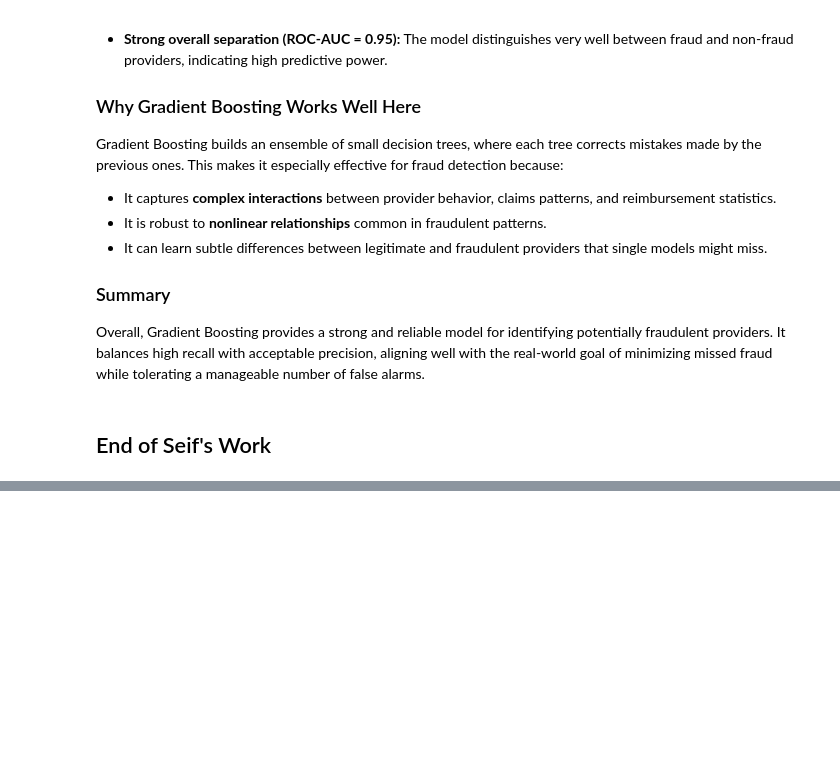
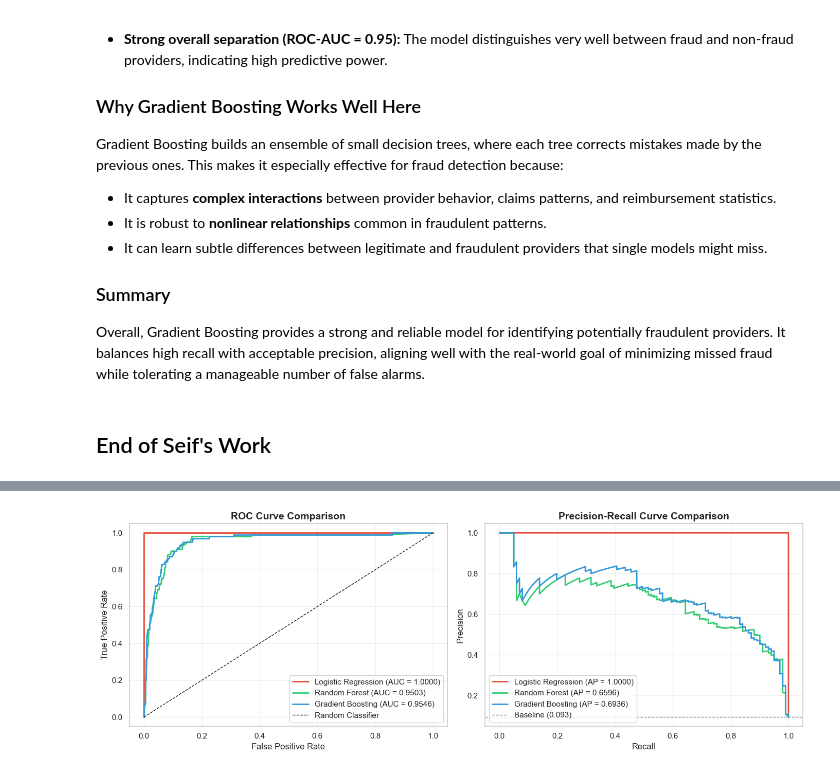
Before and after one commit to omarAhmed-11/fraud_detection_project, a Jupyter notebook: 02_modeling.ipynb, the cells around one changed output, grey strips where cells are left out. Cells and saved outputs as stored; diff of their text form; code cells hidden in the pictures; blank space fills up the shorter version.

Commit message:
implemnted comparison in notebook 2

```diff
--- a/02_modeling.ipynb
+++ b/02_modeling.ipynb
@@ -604,0 +702,20 @@ It balances high recall with acceptable precision, aligning well with the real-w
+# %%
+#logistic regression training (60%)
+#built in logistic regression
+log_reg = LogisticRegression(
+    #the dataset is imbalanced fraud are much fewer than non fraud
+    #the model always predicts the majority class
+    #balanced class weight -> nsamples/nclassesxnsamples(i):minority gets higher and majority gets lower
+    class_weight='balanced',
+    max_iter=2000, #good for optimization(finish the training without warnings)
+    #the algorithm used to find the model coeffecients
+    solver='liblinear', #stable , works well with class weights
+    penalty='l2',   # L2 regularization (default)
+    C=0.01,          # strength of  regularization
+    random_state=42 #ensure randomness is the same every time you run the code
+)
+#uses the scaled x train as its sensitive so it needs data of the same scale not to mislead the model
+log_reg.fit(X_train_scaled, y_train)#the algorithm looks the scaled x train and the y train and adjusts t
+#the beta coeffecients untill the model best fits
+#Loss=−∑(ylog(p)+(1−y)log(1−p))+regularization -> equation we are trying to minimize
+#p -> probability that provider is a fraud
@@ -604,0 +940,53 @@ It balances high recall with acceptable precision, aligning well with the real-w
+# %%
+# ==============================================================================
+# VISUAL COMPARISON: ROC CURVES
+# ==============================================================================
+
+from sklearn.metrics import roc_curve, precision_recall_curve
+
+fig, axes = plt.subplots(1, 2, figsize=(14, 5))
+
+# Colors for each model
+colors = {'Logistic Regression': '#e74c3c',
+          'Random Forest': '#2ecc71',
+          'Gradient Boosting': '#3498db'}
+
+# --- ROC Curve ---
+ax1 = axes[0]
+for model_name, data in model_results.items():
+    y_proba = data['model'].predict_proba(data['X_test'])[:, 1]
+    fpr, tpr, _ = roc_curve(data['y_test'], y_proba)
+    auc_score = roc_auc_score(data['y_test'], y_proba)
+    ax1.plot(fpr, tpr, color=colors[model_name], lw=2,
+             label=f'{model_name} (AUC = {auc_score:.4f})')
+
+ax1.plot([0, 1], [0, 1], 'k--', lw=1, label='Random Classifier')
+ax1.set_xlabel('False Positive Rate', fontsize=12)
+ax1.set_ylabel('True Positive Rate', fontsize=12)
+ax1.set_title('ROC Curve Comparison', fontsize=14, fontweight='bold')
+ax1.legend(loc='lower right')
+ax1.grid(True, alpha=0.3)
+
+# --- Precision-Recall Curve ---
+ax2 = axes[1]
+for model_name, data in model_results.items():
+    y_proba = data['model'].predict_proba(data['X_test'])[:, 1]
+    precision, recall, _ = precision_recall_curve(data['y_test'], y_proba)
+    ap_score = average_precision_score(data['y_test'], y_proba)
+    ax2.plot(recall, precision, color=colors[model_name], lw=2,
+             label=f'{model_name} (AP = {ap_score:.4f})')
+
+# Add baseline (proportion of positive class)
+baseline = data['y_test'].mean()
+ax2.axhline(y=baseline, color='gray', linestyle='--', lw=1, label=f'Baseline ({baseline:.3f})')
+
+ax2.set_xlabel('Recall', fontsize=12)
+ax2.set_ylabel('Precision', fontsize=12)
+ax2.set_title('Precision-Recall Curve Comparison', fontsize=14, fontweight='bold')
+ax2.legend(loc='lower left')
+ax2.grid(True, alpha=0.3)
+
+plt.tight_layout()
+plt.show()
+# %% [output]
+[figure, added]
```
Also changed, not shown: parts of 24 cells of this notebook, 2 other files.
